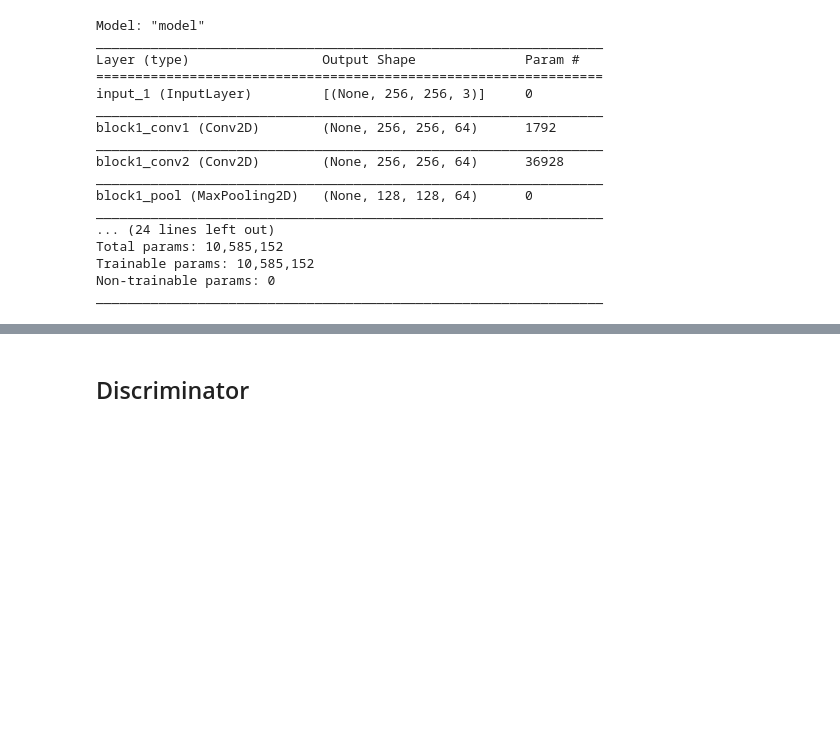
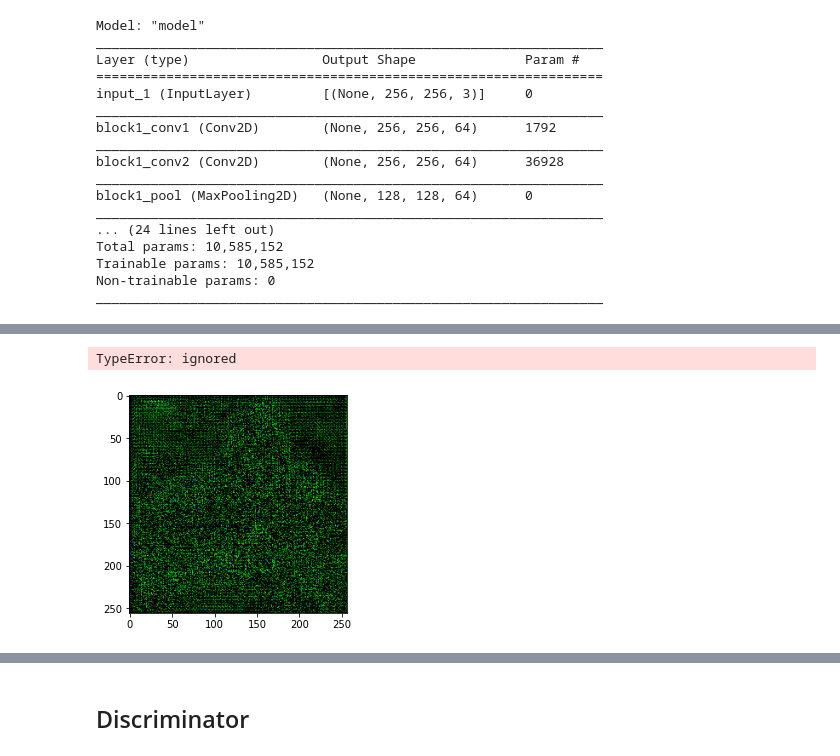
Before and after one commit to LuigiSigillo/CartoonGAN, a Jupyter notebook: CartoonGAN.ipynb, the cells around one changed output, grey strips where cells are left out. Cells and saved outputs as stored; diff of their text form; code cells hidden in the pictures; blank space fills up the shorter version.

Commit message:
fixed generator, now its time for MAE

```diff
--- a/CartoonGAN.ipynb
+++ b/CartoonGAN.ipynb
@@ -294,0 +335,78 @@ G = generator(input_shape=(256,256,3))
+# %%
+#TODO
+from glob import glob
+import os
+from tqdm import tqdm
+import gc
+import matplotlib.pyplot as plt
+def get_dataset(dataset_name, _type, batch_size):
+    files = glob(os.path.join('/content/drive/My Drive/NN/', dataset_name, "*"))
+    num_images = len(files)
+    print(f"Found {num_images}  images in {_type} folder.")
+    ds = tf.data.Dataset.from_tensor_slices(files)
+    ds = ds.apply(tf.data.experimental.shuffle_and_repeat(num_images))
+
+    def fn(filename):
+        x = tf.io.read_file(filename)
+        x = tf.image.decode_jpeg(x, channels=3)
+        img = tf.cast(x, tf.float32) / 127.5 - 1
+        return img
+
+    #ds = ds.apply(tf.data.Dataset.map(fn))
+    #ds = ds.apply(tf.data.Dataset.batch(batch_size))
+    ds = ds.apply(tf.data.experimental.map_and_batch(fn, batch_size))
+    steps = int(np.ceil(num_images/batch_size))
+    # user iter(ds) to avoid generating iterator every epoch
+    return iter(ds), steps
+
+
+def pretrain_step(vgg, input_images, generator, optimizer):
+    with tf.GradientTape() as tape:
+        generated_images = generator(input_images)
+        plt.imshow(generated_images[0])
+        #print(vgg(generated_images), "/ntipo??",type(vgg(generated_images)))
+        c_loss = tf.keras.losses.MeanAbsoluteError(vgg(input_images), vgg(generated_images))
+    gradients = tape.gradient(c_loss, generator.trainable_variables)
+    optimizer.apply_gradients(zip(gradients, generator.trainable_variables))
+
+    content_loss_metric(c_loss)
+
+def pretrain_generator(dataset_name,batch_size):
+    summary_writer = tf.summary.create_file_writer(os.path.join('/content/drive/My Drive/NN', "pretrain"))
+    print(f"Starting to pretrain generator with 10 epochs...")
+    print(f"Building `{dataset_name}` dataset")
+    dataset, steps_per_epoch = get_dataset(dataset_name=dataset_name,
+                                                _type="train",
+                                                batch_size=batch_size)
+
+    generator = G
+    #generator(tf.keras.Input(shape=(None,256,256, 3)))
+    #generator.summary()
+
+    print("Setting up optimizer to update generator's parameters...")
+    optimizer = tf.keras.optimizers.Adam(learning_rate=0.0008, beta_1=0.5)
+
+    trained_epochs = 0
+    epochs = 10
+
+    print("Proceeding pretraining without sample images...")
+
+    print("Starting pre-training loop, setting up summary writer to record progress on TensorBoard...")
+
+    for epoch in range(epochs):
+        epoch_idx = trained_epochs + epoch + 1
+
+        for step in tqdm(range(1, steps_per_epoch + 1), desc=f"Pretrain Epoch {epoch + 1}/{epochs}"):
+            image_batch = dataset.next()
+            pretrain_step(vgg, image_batch, generator, optimizer)
+
+            if step % 100 == 0: #100 = pretrain_reporting_steps
+                global_step = (epoch_idx - 1) * steps_per_epoch + step
+                with summary_writer.as_default():
+                    tf.summary.scalar('content_loss', tf.keras.metrics.Mean("content_loss", dtype=tf.float32).result(), step=global_step)
+
+                tf.keras.metrics.Mean("content_loss", dtype=tf.float32).reset_states()
+        gc.collect()
+
+pretrain_generator("photos_rszd/photos_resized", 16)
+# %% [output]
@@ -294,0 +426,2 @@ G = generator(input_shape=(256,256,3))
+TypeError: ignored
+[figure, added]
```
Also changed, not shown: parts of 15 cells of this notebook.
